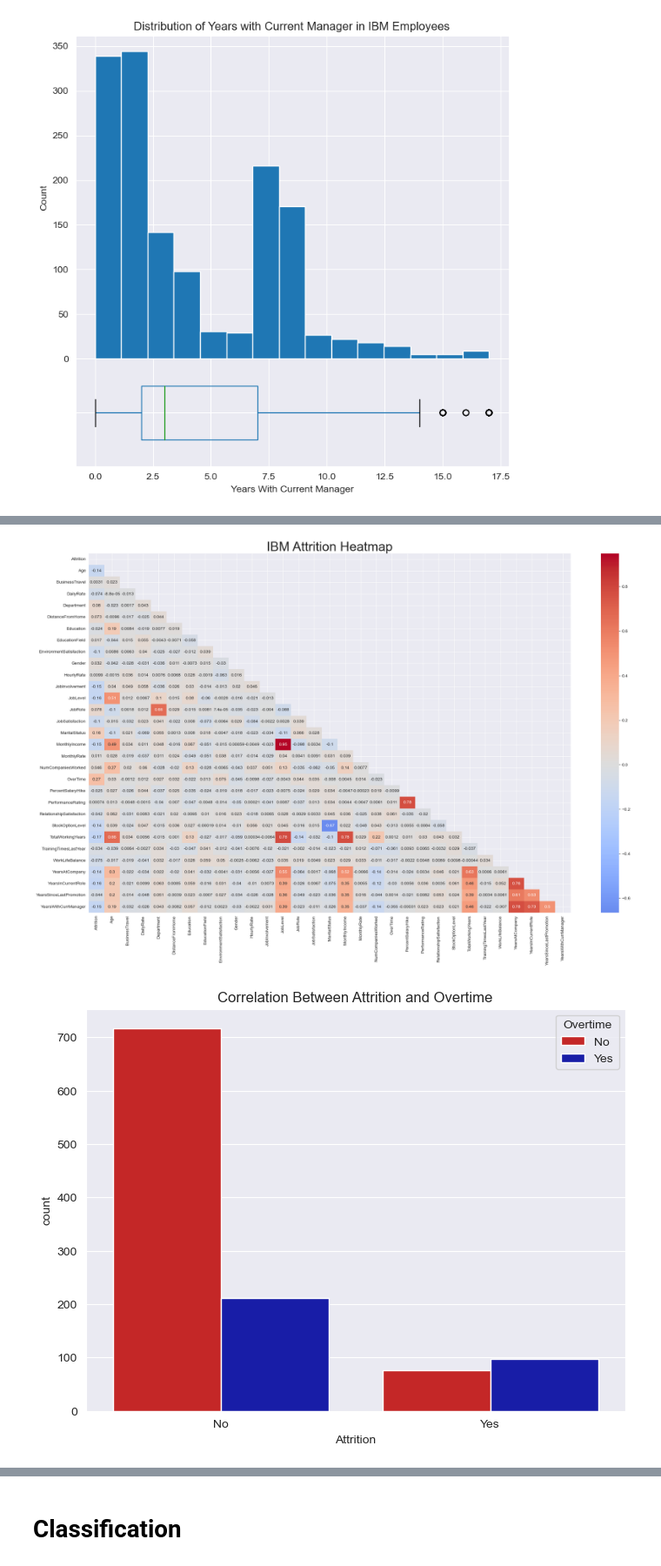
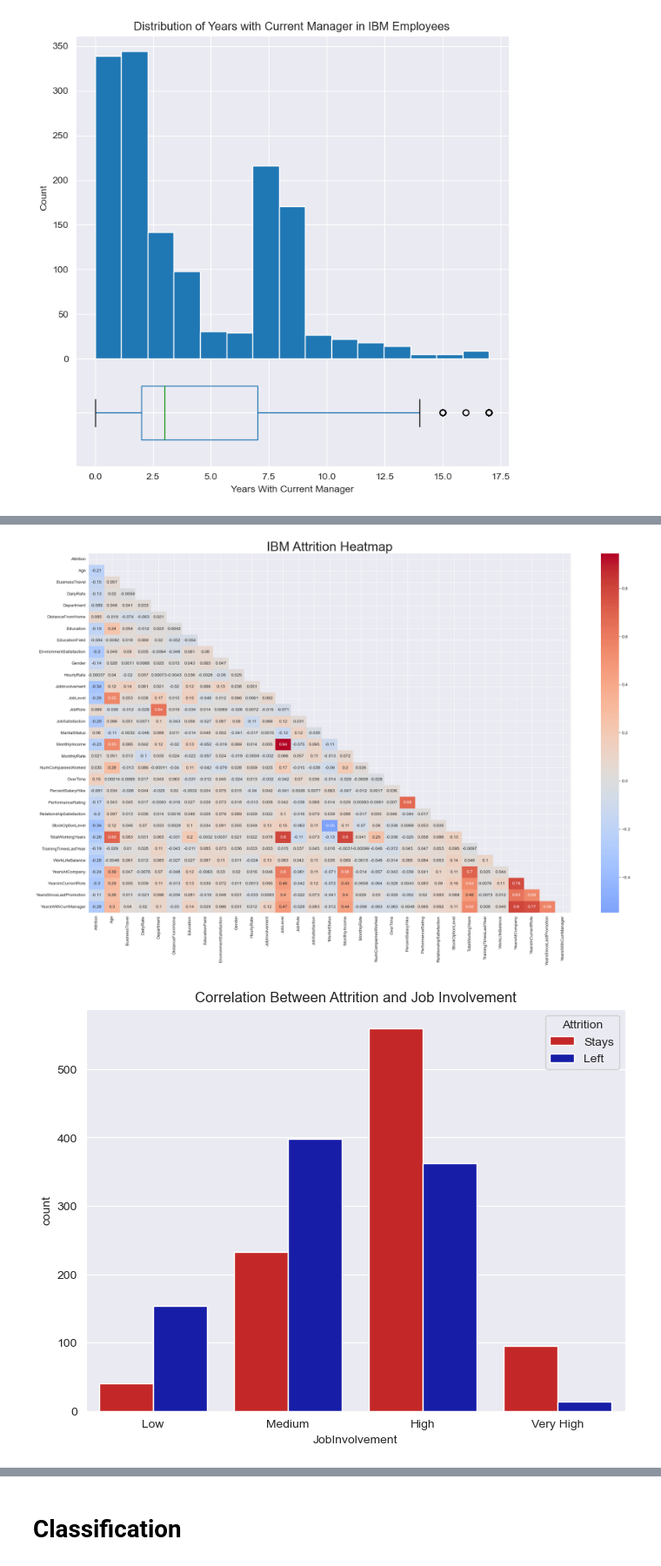
Before and after one commit to JayyyOlden/AMLDM, a Jupyter notebook: 2006184.ipynb, the cells around one changed output, grey strips where cells are left out. Shown at 87% size. Drawn from its saved outputs; the diff is of its cells as text; code cells hidden in the pictures.

```diff
--- a/2006184.ipynb
+++ b/2006184.ipynb
@@ -578,7 +581,10 @@ for var in cat_vars:
     ibm[var] = ibm[var].astype('category').cat.codes
 # %%
 # Split the data into training and testing sets
-X = ibm.drop('Attrition', axis=1)
+x = ibm.drop('Attrition', axis=1)
 y = ibm['Attrition']
 # Chose 5 because favoite number :)
-X_train, X_test, y_train, y_test = train_test_split(X, y, test_size=0.25, random_state=5)
+x_train, x_test, y_train, y_test = train_test_split(x, y, test_size=0.25, random_state=5)
+# %%
+SM = SMOTE(random_state=5)
+x_train, y_train = SM.fit_resample(x_train, y_train.ravel())
@@ -585,5 +593,5 @@ X_train, X_test, y_train, y_test = train_test_split(X, y, test_size=0.25, random
 # %%
-ibmTrain = X_train
+ibmTrain = x_train
 ibmTrain.insert(0, 'Attrition', y_train)
 ibmTrain
 # %% [output]
@@ -629,17 +637,17 @@ plt.title('IBM Attrition Heatmap', size=30)
 
 plt.show()
 # %% [output]
-[figure, old version]
+[figure, new version]
 # %%
 plt.figure(figsize=(8,6))
-ax = sns.countplot(data=ibmTrain, x='Attrition', hue='OverTime', palette=sns.color_palette(colourSpread('Attrition')))
-ax.set_title('Correlation Between Attrition and Overtime')
-plt.xticks(range(2), ['No', 'Yes'], rotation = 0)
-ax.legend(title='Overtime', labels=['No', 'Yes'])
+ax = sns.countplot(data=ibmTrain, x='JobInvolvement', hue='Attrition', palette=sns.color_palette(colourSpread('Attrition')))
+ax.set_title('Correlation Between Attrition and Job Involvement')
+plt.xticks(range(4), ['Low', 'Medium', 'High', 'Very High'], rotation = 0)
+ax.legend(title='Attrition', labels=['Stays', 'Left'])
 
 plt.show()
 # %% [output]
-[figure, old version]
+[figure, new version]
 # %%
 plt.figure(figsize=(8,6))
 sns.boxplot(data=ibmTrain, x='JobLevel', y='MonthlyIncome', palette=sns.color_palette(colourSpread('JobLevel')))
```
Also changed, not shown: parts of 52 cells of this notebook, 16 other files.
